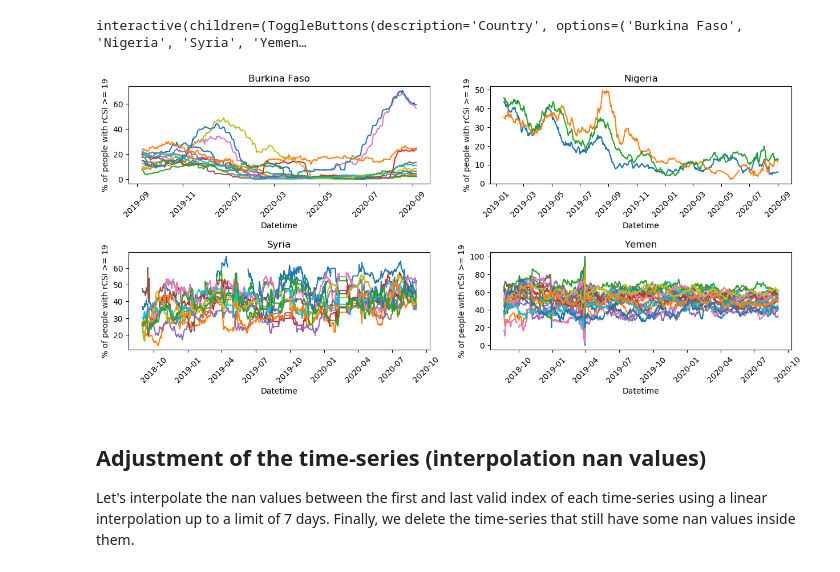
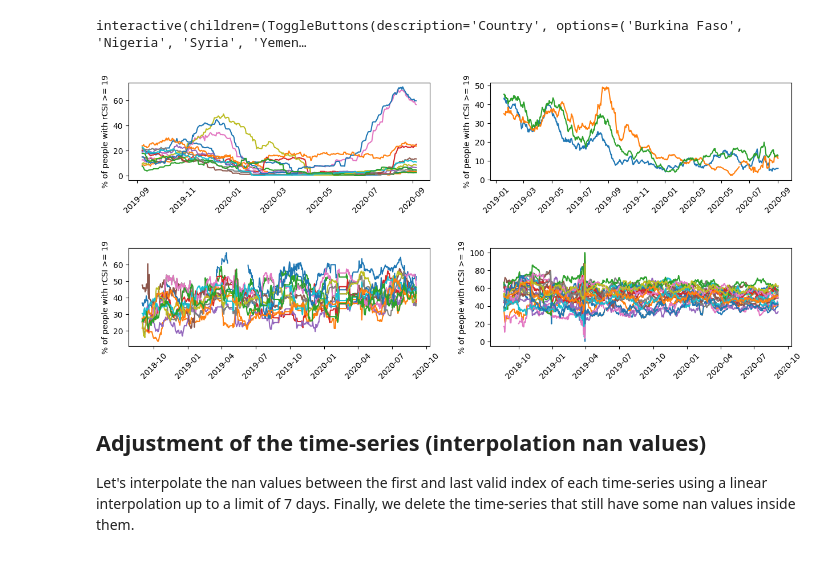
Before and after one commit to pietro-foini/ISI-WFP, a Jupyter notebook: Data Sources/Reduced Coping Strategy Index (rCSI)/rCSI.ipynb, the cells around one changed output. Cells and saved outputs as stored; diff of their text form; code cells hidden in the pictures.

```diff
--- a/Data Sources/Reduced Coping Strategy Index (rCSI)/rCSI.ipynb
+++ b/Data Sources/Reduced Coping Strategy Index (rCSI)/rCSI.ipynb
@@ -285,20 +285,20 @@ def full_extent(ax, pad = 0.0):
 # %%
 # Plot the original time-series of the rCSI indicator for each country.
 fig, axs = plt.subplots(nrows = 2, ncols = 2, figsize = (15, 6))
 fig.subplots_adjust(hspace = 0.7)
 axs = axs.ravel()
 for i, country in enumerate(df.columns.get_level_values(0).unique()):
     axs[i].plot(df[country])
-    axs[i].set_title(country)
-    axs[i].set_xlabel("Datetime")
+    #axs[i].set_title(country)
+    #axs[i].set_xlabel("Datetime")
     axs[i].set_ylabel("% of people with rCSI >= 19")
     axs[i].tick_params(axis = "x", labelrotation = 45)
     # Save just the portion of the current axes.
     extent = full_extent(axs[i]).transformed(fig.dpi_scale_trans.inverted())
     extent = axs[i].get_tightbbox(fig.canvas.renderer).transformed(fig.dpi_scale_trans.inverted())
     fig.savefig(PATH_TO_SAVE_DATA + "%s/ts_rcsi_%s.png" % (country, country), bbox_inches = extent, dpi = 300)
 # %% [output]
-[figure, old version]
+[figure, new version]
 # %%
 # Save the figure.
 fig.savefig(PATH_TO_SAVE_DATA + "ts.png", dpi = 300)
```
Also changed, not shown: parts of 4 cells of this notebook, 45 other files.
